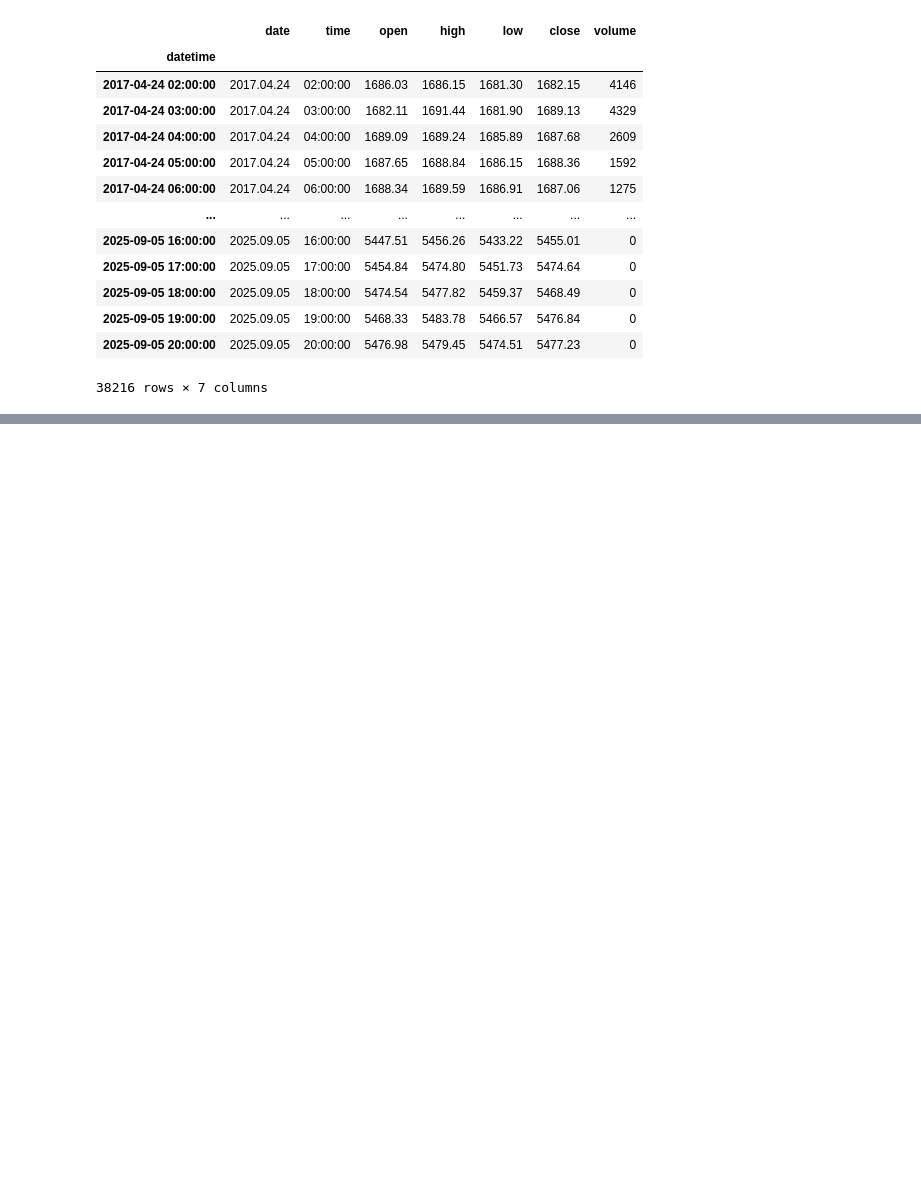
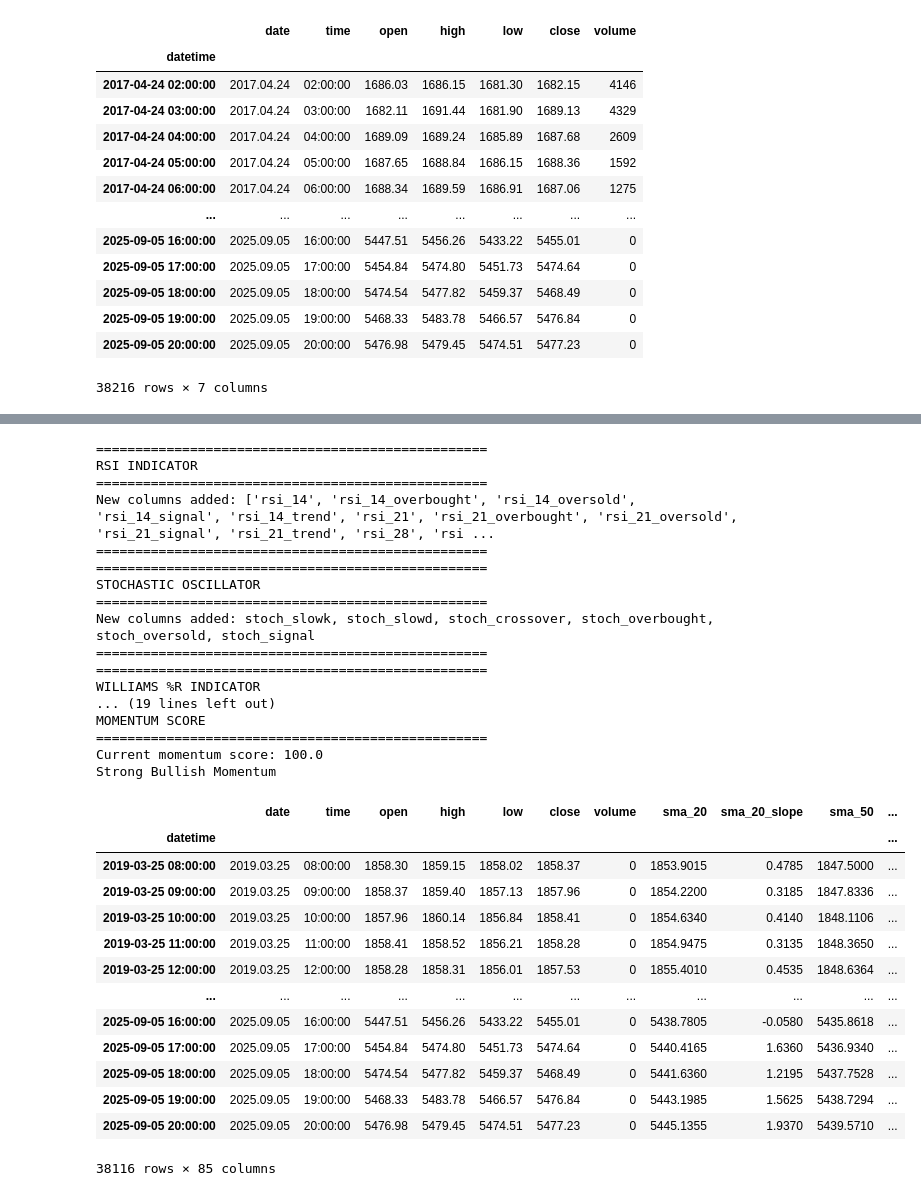
Before and after one commit to AFoivos/Forex_Prediction-, a Jupyter notebook: notebooks/test.ipynb, the cells around one changed output, grey strips where cells are left out. Drawn from its saved outputs; the diff is of its cells as text; code cells hidden in the pictures; blank space fills up the shorter version.

```diff
--- a/notebooks/test.ipynb
+++ b/notebooks/test.ipynb
@@ -113,0 +208,34 @@ Use remove=True to handle these outliers
+# %%
+indi2.get_all_momentum_indicators()
+# %% [output]
+==================================================
+RSI INDICATOR
+==================================================
+New columns added: ['rsi_14', 'rsi_14_overbought', 'rsi_14_oversold', 'rsi_14_signal', 'rsi_14_trend', 'rsi_21', 'rsi_21_overbought', 'rsi_21_oversold', 'rsi_21_signal', 'rsi_21_trend', 'rsi_28', 'rsi ...
+==================================================
+==================================================
+STOCHASTIC OSCILLATOR
+==================================================
+New columns added: stoch_slowk, stoch_slowd, stoch_crossover, stoch_overbought, stoch_oversold, stoch_signal
+==================================================
+==================================================
+WILLIAMS %R INDICATOR
+... (19 lines left out)
+MOMENTUM SCORE
+==================================================
+Current momentum score: 100.0
+Strong Bullish Momentum
+|  | date | time | open | high | low | close | volume | sma_20 | sma_20_slope | sma_50 | ... |
+| datetime |  |  |  |  |  |  |  |  |  |  | ... |
+| 2019-03-25 08:00:00 | 2019.03.25 | 08:00:00 | 1858.30 | 1859.15 | 1858.02 | 1858.37 | 0 | 1853.9015 | 0.4785 | 1847.5000 | ... |
+| 2019-03-25 09:00:00 | 2019.03.25 | 09:00:00 | 1858.37 | 1859.40 | 1857.13 | 1857.96 | 0 | 1854.2200 | 0.3185 | 1847.8336 | ... |
+| 2019-03-25 10:00:00 | 2019.03.25 | 10:00:00 | 1857.96 | 1860.14 | 1856.84 | 1858.41 | 0 | 1854.6340 | 0.4140 | 1848.1106 | ... |
+| 2019-03-25 11:00:00 | 2019.03.25 | 11:00:00 | 1858.41 | 1858.52 | 1856.21 | 1858.28 | 0 | 1854.9475 | 0.3135 | 1848.3650 | ... |
+| 2019-03-25 12:00:00 | 2019.03.25 | 12:00:00 | 1858.28 | 1858.31 | 1856.01 | 1857.53 | 0 | 1855.4010 | 0.4535 | 1848.6364 | ... |
+| ... | ... | ... | ... | ... | ... | ... | ... | ... | ... | ... | ... |
+| 2025-09-05 16:00:00 | 2025.09.05 | 16:00:00 | 5447.51 | 5456.26 | 5433.22 | 5455.01 | 0 | 5438.7805 | -0.0580 | 5435.8618 | ... |
+| 2025-09-05 17:00:00 | 2025.09.05 | 17:00:00 | 5454.84 | 5474.80 | 5451.73 | 5474.64 | 0 | 5440.4165 | 1.6360 | 5436.9340 | ... |
+| 2025-09-05 18:00:00 | 2025.09.05 | 18:00:00 | 5474.54 | 5477.82 | 5459.37 | 5468.49 | 0 | 5441.6360 | 1.2195 | 5437.7528 | ... |
+| 2025-09-05 19:00:00 | 2025.09.05 | 19:00:00 | 5468.33 | 5483.78 | 5466.57 | 5476.84 | 0 | 5443.1985 | 1.5625 | 5438.7294 | ... |
+| 2025-09-05 20:00:00 | 2025.09.05 | 20:00:00 | 5476.98 | 5479.45 | 5474.51 | 5477.23 | 0 | 5445.1355 | 1.9370 | 5439.5710 | ... |
+38116 rows × 85 columns
```
Also changed, not shown: parts of 17 cells of this notebook, 4 other files.
